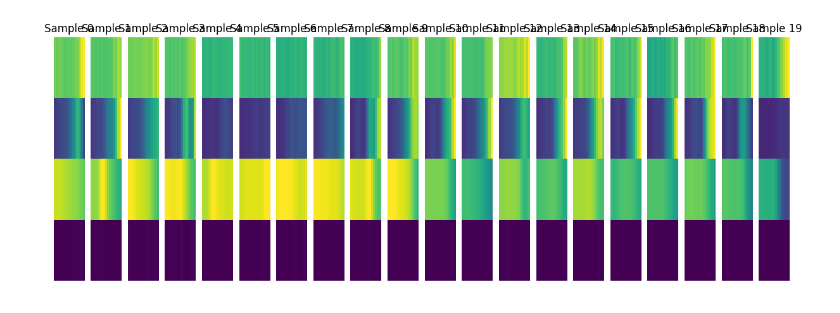
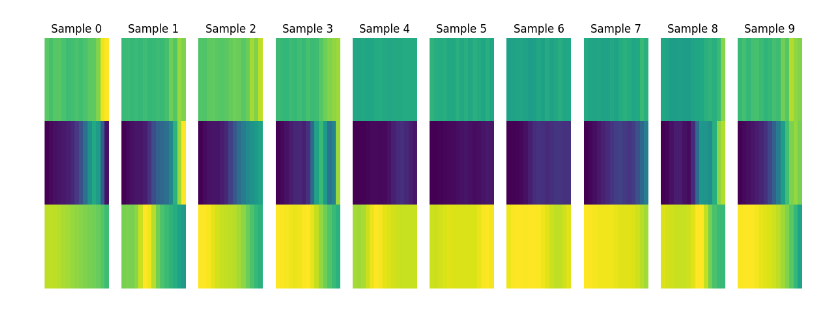
Before and after one commit to nguyenddat/Cluster_multidimension_data, a Jupyter notebook: clustering.ipynb, the cells around one changed output. Drawn from its saved outputs; the diff is of its cells as text; code cells hidden in the pictures.

```diff
--- a/clustering.ipynb
+++ b/clustering.ipynb
@@ -46,7 +53,7 @@ for date in dates:
         (rows["end_time"].dt.time <= morning_end)
     ].sort_values("start_time")
 
-    for datatype in ["temperature", "luminosity", "humidity", "motion"]:
+    for datatype in ["temperature", "luminosity", "humidity"]:
         df_data[datatype].append(
             np.array(
                 morning_df[datatype].tolist()
@@ -63,7 +70,7 @@ for date in dates:
         (rows["end_time"].dt.time <= afternoon_end)
     ]
 
-    for datatype in ["temperature", "luminosity", "humidity", "motion"]:
+    for datatype in ["temperature", "luminosity", "humidity"]:
         df_data[datatype].append(
             np.array(
                 afternoon_df[datatype].tolist()
@@ -101,8 +108,7 @@ for index, row in time_df.iterrows():
         datatype = datatypes[i]
 
         data = np.vstack((data, row[datatype]))
-        data = torch.from_numpy(data)
-        data = torch.squeeze(data)
+        data = np.squeeze(data)
 
     final_df["date"].append(row["date"])
     final_df["time"].append(row["time"])
@@ -135,7 +142,7 @@ torch.Size([4, 15])
 # %%
 preprocessed_df = final_df.drop(
     index=final_df[
-        final_df["data"].apply(lambda x: x.shape != torch.Size([4, 15]))
+        final_df["data"].apply(lambda x: x.shape != torch.Size([3, 15]))
     ].index
 ).reset_index(drop=True)
 
@@ -155,5 +162,5 @@ preprocessed_df.head(10)
 # %%
-data = torch.stack(
+data = np.stack(
     tuple(preprocessed_df["data"])
 )
 # %%
@@ -163,13 +170,13 @@ torch.Size([438, 4, 15])
 # %%
-num_samples = 20  # Số lượng ma trận muốn hiển thị
+num_samples = 10  # Số lượng ma trận muốn hiển thị
 fig, axes = plt.subplots(1, num_samples, figsize=(15, 5))
 
 for i in range(num_samples):
     ax = axes[i]
     ax.imshow(data[i], cmap='viridis', aspect='auto')
     ax.set_title(f"Sample {i}")
     ax.axis("off")
 
 plt.show()
 # %% [output]
-[figure, old version]
+[figure, new version]
```
Also changed, not shown: parts of 20 cells of this notebook, 2 other files.
